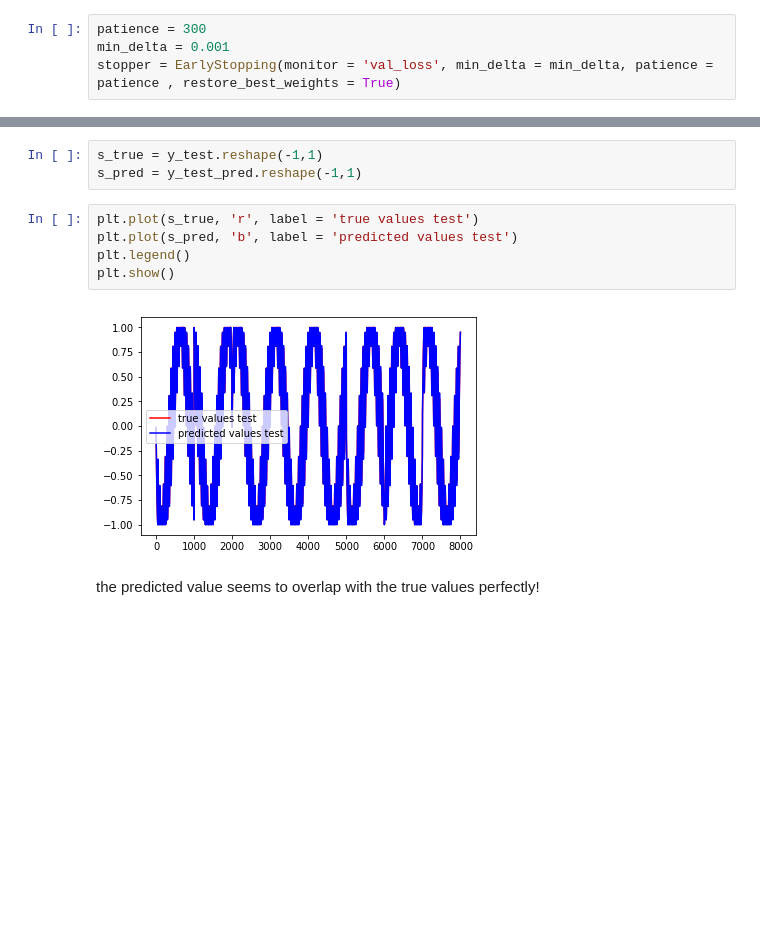
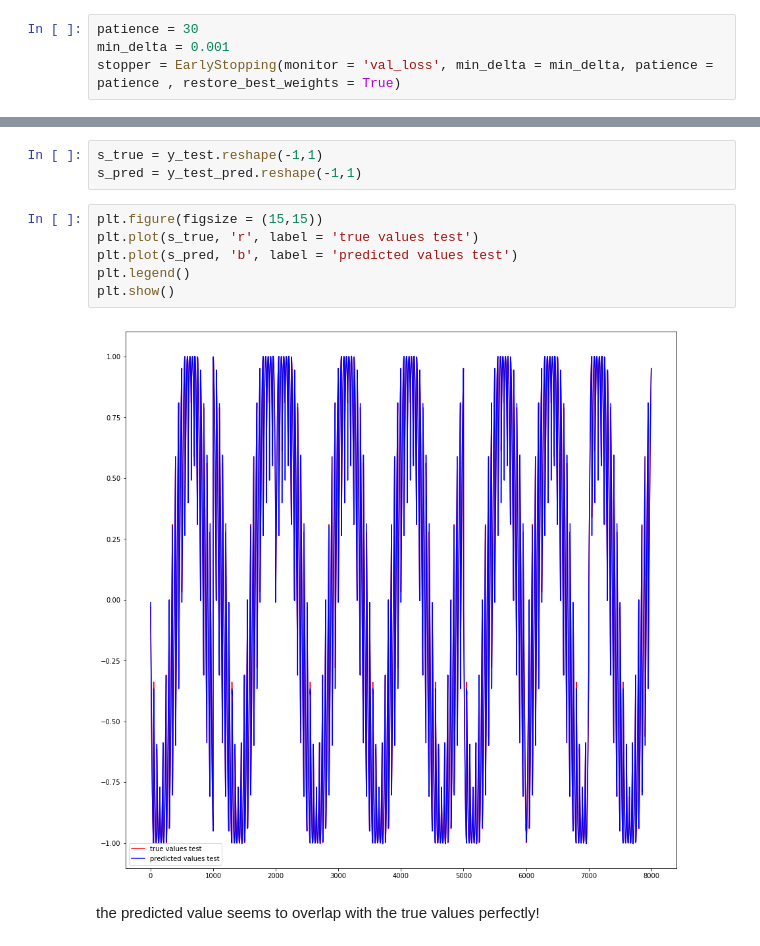
Before and after one commit to praritagarwal/Simple-RNN-in-Keras, a Jupyter notebook: RNNs in Keras.ipynb, the cells around one changed output, grey strips where cells are left out. Drawn from its saved outputs; the diff is of its cells as text; blank space fills up the shorter version.

```diff
--- a/RNNs in Keras.ipynb
+++ b/RNNs in Keras.ipynb
@@ -489,7 +489,7 @@ simpleRNN4 = Sequential([SimpleRNN(input_shape = [None, 1], units = 20, activati
 optimizer = 'adam'
 simpleRNN4.compile(optimizer = optimizer, loss = 'mae')
 # %%
-patience = 300
+patience = 30
 min_delta = 0.001
 stopper = EarlyStopping(monitor = 'val_loss', min_delta = min_delta, patience = patience , restore_best_weights = True)
 # %%
@@ -525,12 +525,13 @@ y_test_pred.shape
 s_true = y_test.reshape(-1,1)
 s_pred = y_test_pred.reshape(-1,1)
 # %%
+plt.figure(figsize = (15,15))
 plt.plot(s_true, 'r', label = 'true values test')
 plt.plot(s_pred, 'b', label = 'predicted values test')
 plt.legend()
 plt.show()
 # %% [output]
-[figure, old version]
+[figure, new version]
 # %% [markdown]
 the predicted value seems to overlap with the true values perfectly!
 # %%
```
Also changed, not shown: parts of 22 cells of this notebook.
